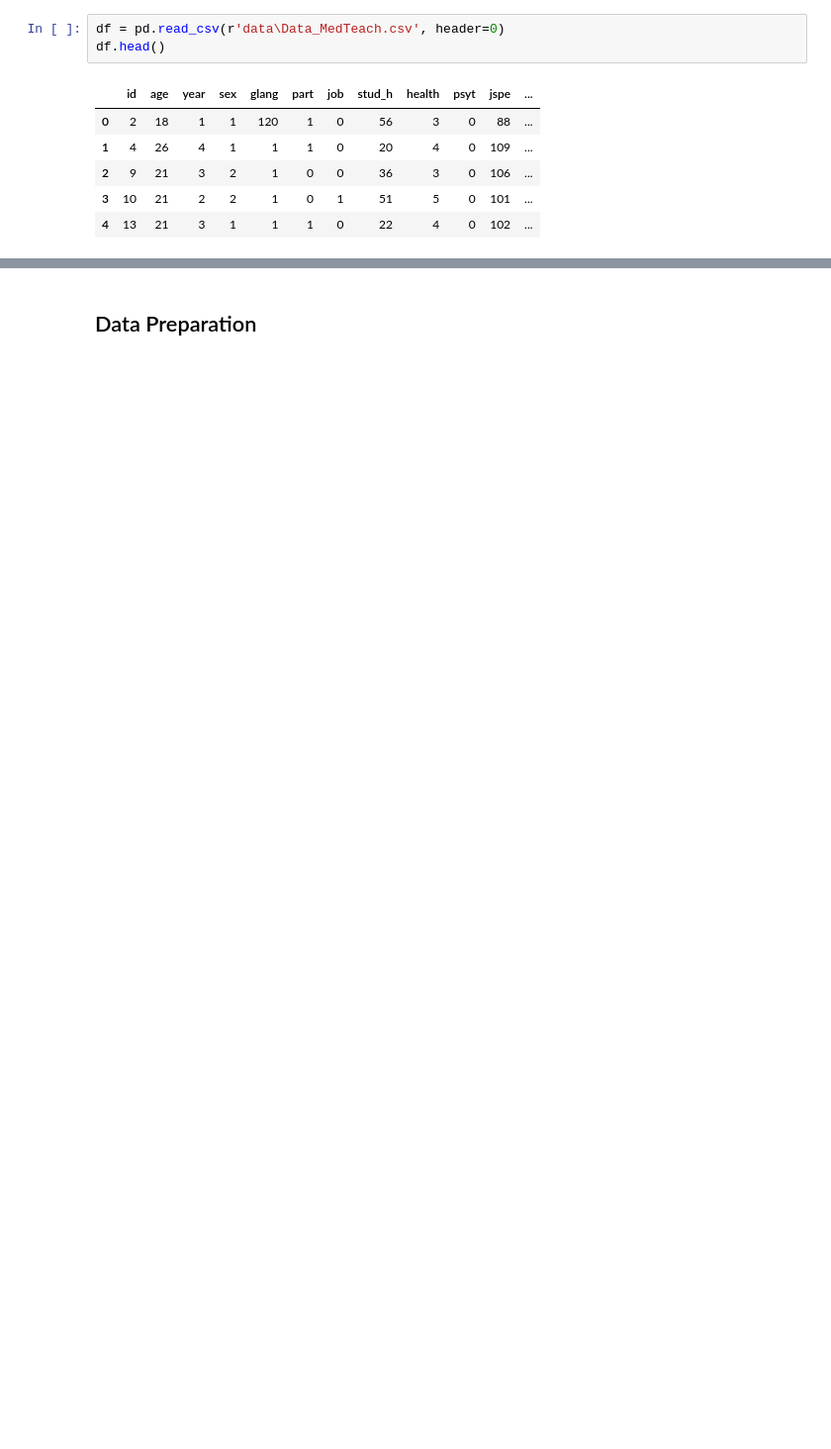
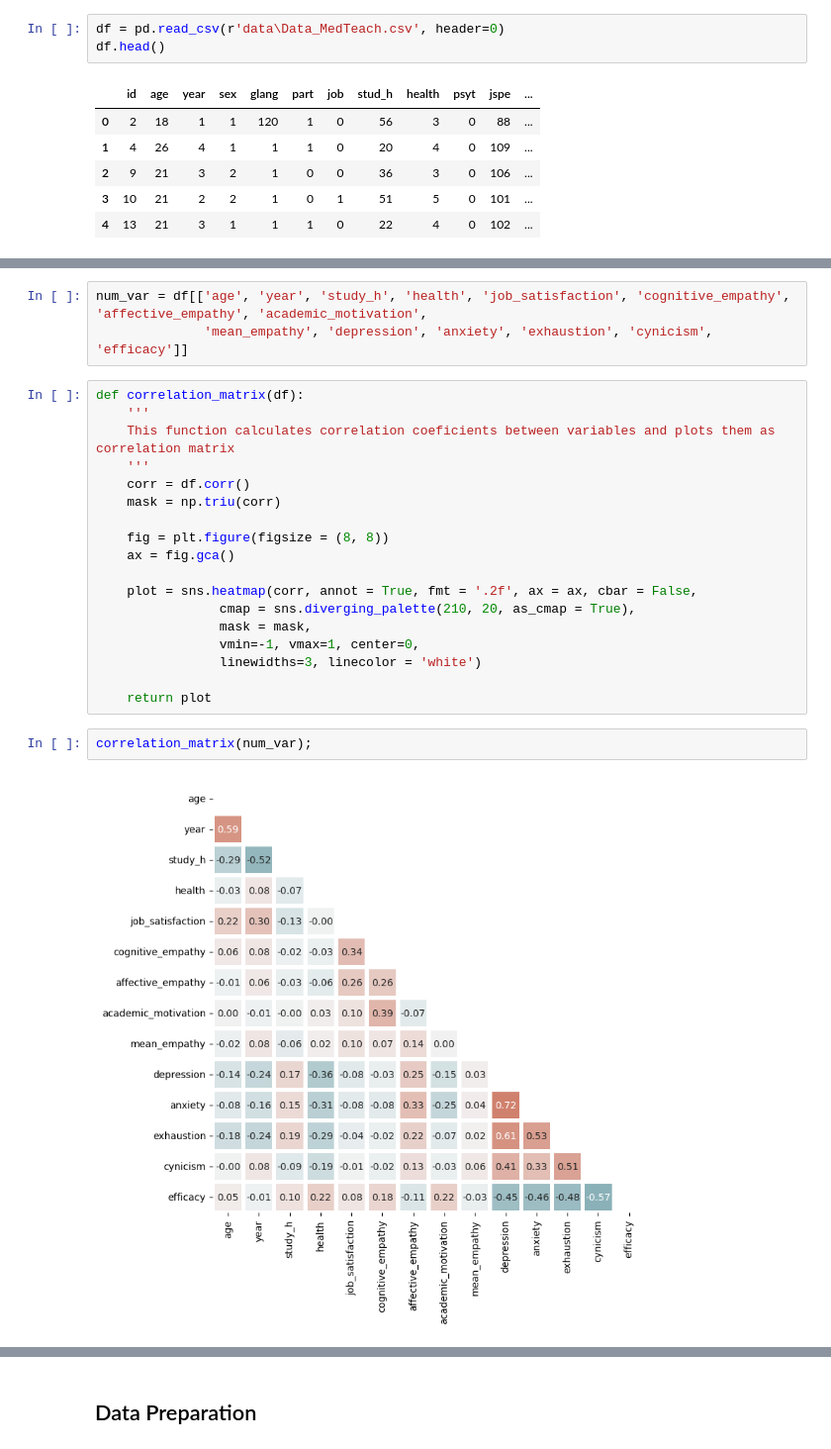
Before and after one commit to adegajew/mental-health, a Jupyter notebook: mental_health.ipynb, the cells around one changed output, grey strips where cells are left out. Shown at 99% size. Drawn from its saved outputs; the diff is of its cells as text; blank space fills up the shorter version.

```diff
--- a/mental_health.ipynb
+++ b/mental_health.ipynb
@@ -95,0 +121,25 @@ df.hist(ax = ax);
+# %%
+num_var = df[['age', 'year', 'study_h', 'health', 'job_satisfaction', 'cognitive_empathy', 'affective_empathy', 'academic_motivation',
+              'mean_empathy', 'depression', 'anxiety', 'exhaustion', 'cynicism', 'efficacy']]
+# %%
+def correlation_matrix(df):
+    '''
+    This function calculates correlation coeficients between variables and plots them as correlation matrix
+    '''
+    corr = df.corr()
+    mask = np.triu(corr)
+
+    fig = plt.figure(figsize = (8, 8))
+    ax = fig.gca()
+
+    plot = sns.heatmap(corr, annot = True, fmt = '.2f', ax = ax, cbar = False,
+                cmap = sns.diverging_palette(210, 20, as_cmap = True),
+                mask = mask,
+                vmin=-1, vmax=1, center=0,
+                linewidths=3, linecolor = 'white')
+
+    return plot
+# %%
+correlation_matrix(num_var);
+# %% [output]
+[figure, added]
```
Also changed, not shown: parts of 70 cells of this notebook.
